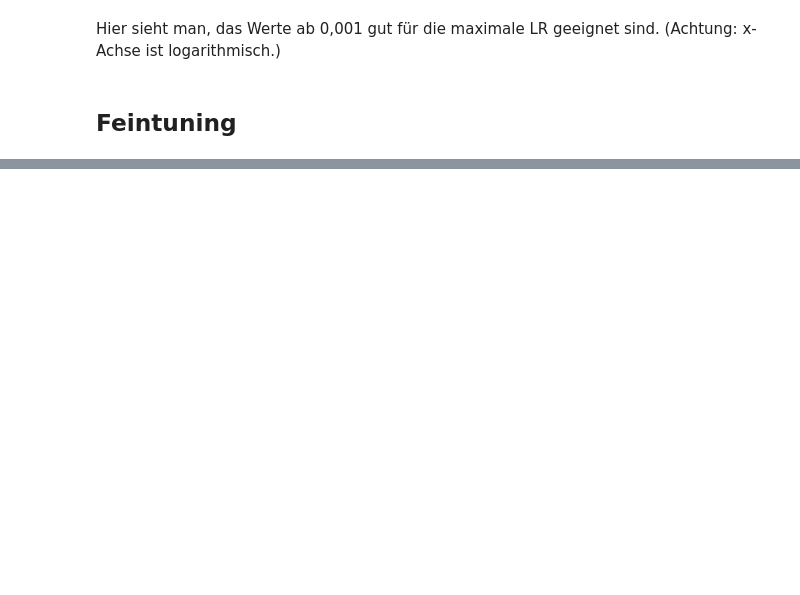
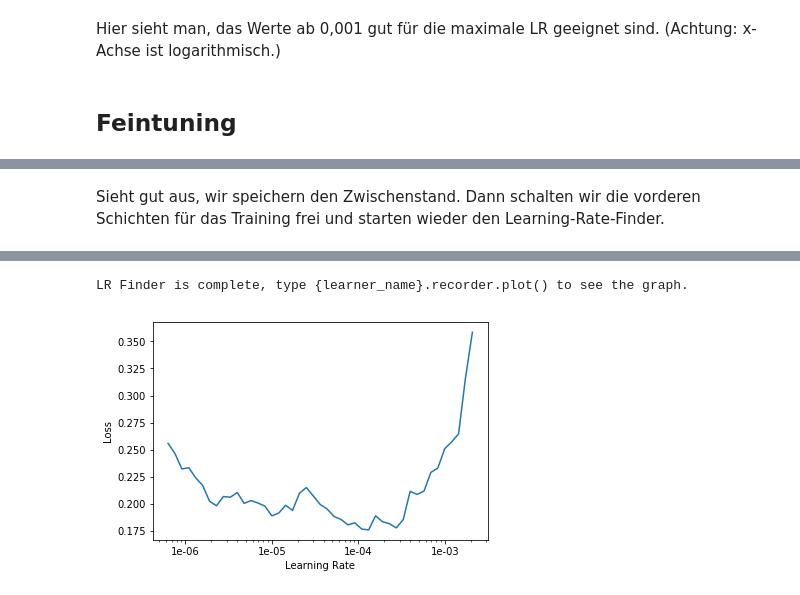
Before and after one commit to y-ph/exxwks-AI, a Jupyter notebook: 06-learning-rate.ipynb, the cells around one changed output, grey strips where cells are left out. Drawn from its saved outputs; the diff is of its cells as text; code cells hidden in the pictures; blank space fills up the shorter version.

```diff
--- a/06-learning-rate.ipynb
+++ b/06-learning-rate.ipynb
@@ -114,0 +106,2 @@ Total time: 00:13
+# %%
+learn_unfreeze.fit_one_cycle(4, 3e-3)
@@ -114,0 +114,2 @@ Total time: 00:13
+# %% [markdown]
+Sieht gut aus, wir speichern den Zwischenstand. Dann schalten wir die vorderen Schichten für das Training frei und starten wieder den Learning-Rate-Finder.
@@ -114,0 +118,5 @@ Total time: 00:13
+# %%
+learn_unfreeze.unfreeze()
+learn_unfreeze.lr_find()
+learn_unfreeze.recorder.plot()
+# %% [output]
@@ -114,0 +124,2 @@ Total time: 00:13
+LR Finder is complete, type {learner_name}.recorder.plot() to see the graph.
+[figure, added]
```
Also changed, not shown: parts of 17 cells of this notebook.
